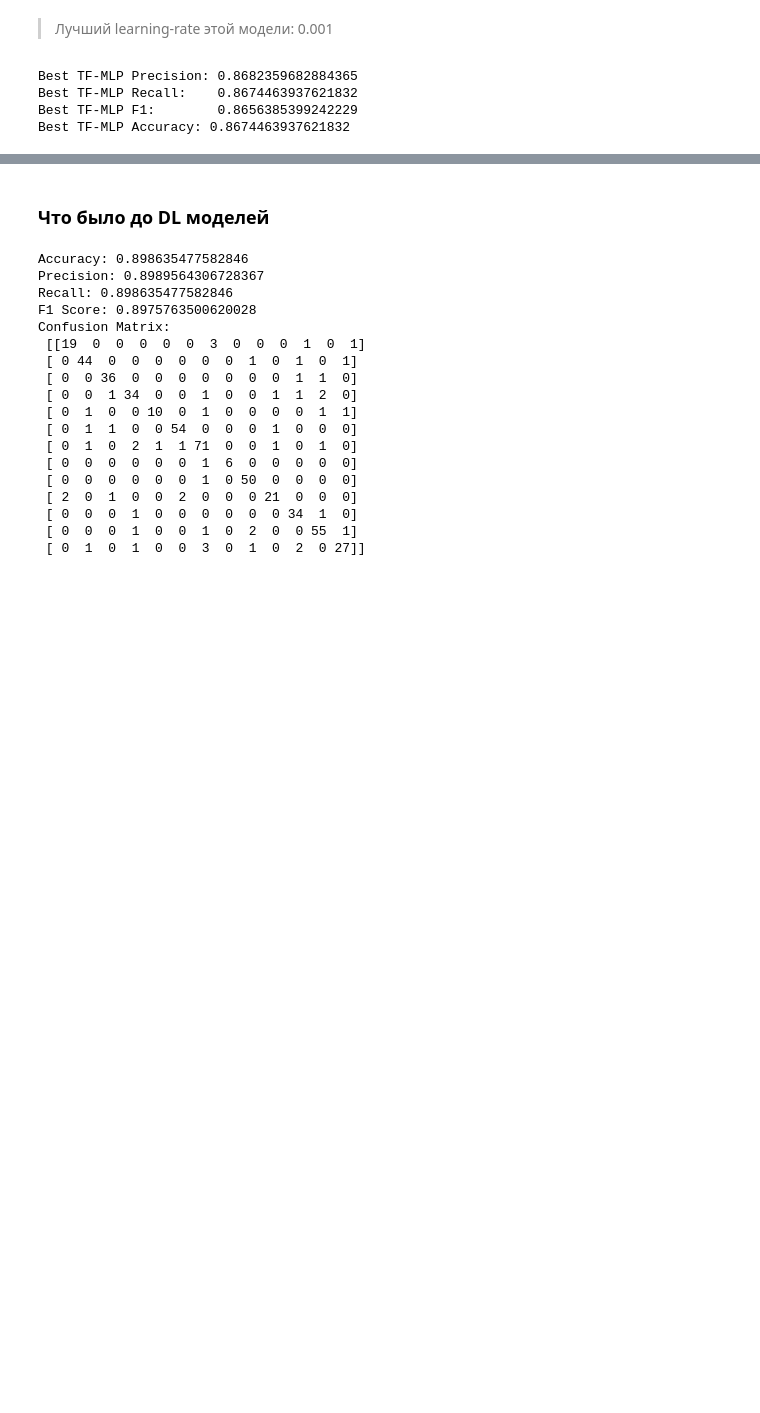
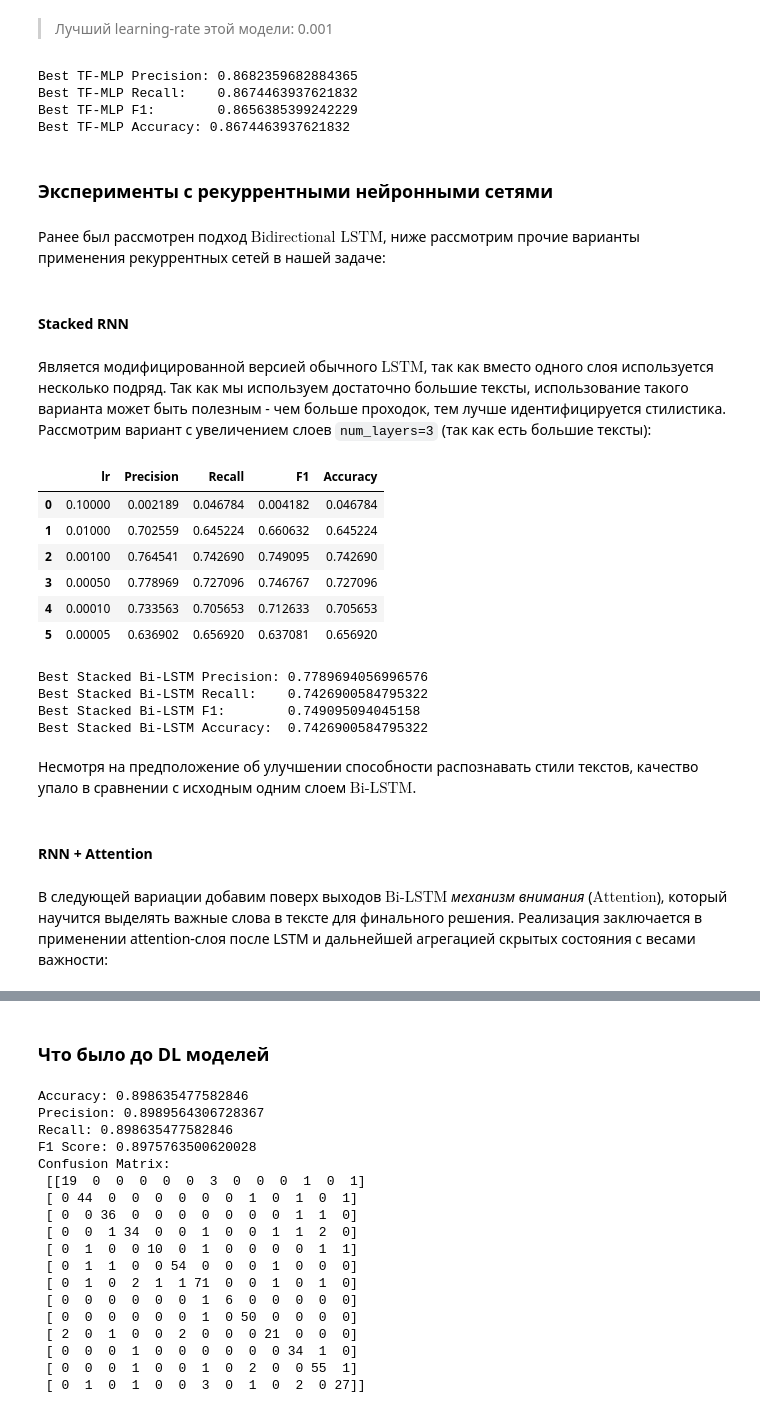
Before and after one commit to DAChernikov/AuthDef_group_project, a Jupyter notebook: notebooks/baseline_pipeline_v5.ipynb, the cells around one changed output, grey strips where cells are left out. Drawn from its saved outputs; the diff is of its cells as text; code cells hidden in the pictures; blank space fills up the shorter version.

```diff
--- a/notebooks/baseline_pipeline_v5.ipynb
+++ b/notebooks/baseline_pipeline_v5.ipynb
@@ -449,3 +452,12 @@ Best TF-MLP Precision: 0.8682359682884365
 Best TF-MLP Recall:    0.8674463937621832
 Best TF-MLP F1:        0.8656385399242229
 Best TF-MLP Accuracy: 0.8674463937621832
+# %% [markdown]
+### Эксперименты с рекуррентными нейронными сетями
+# %% [markdown]
+Ранее был рассмотрен подход $\text{Bidirectional LSTM}$, ниже рассмотрим прочие варианты применения рекуррентных сетей в нашей задаче:
+# %% [markdown]
+#### Stacked RNN
+# %% [markdown]
+Является модифицированной версией обычного $\text{LSTM}$, так как вместо одного слоя используется несколько подряд. Так как мы используем достаточно большие тексты, использование такого варианта может быть полезным - чем больше проходок, тем лучше идентифицируется стилистика.<br>
+Рассмотрим вариант с увеличением слоев `num_layers=3` (так как есть большие тексты):
@@ -451,0 +540,27 @@ Best TF-MLP Accuracy: 0.8674463937621832
+# %%
+df_lstm_stacked = pd.DataFrame(results_lstm_stacked)
+df_lstm_stacked
+# %% [output]
+|  | lr | Precision | Recall | F1 | Accuracy |
+| 0 | 0.10000 | 0.002189 | 0.046784 | 0.004182 | 0.046784 |
+| 1 | 0.01000 | 0.702559 | 0.645224 | 0.660632 | 0.645224 |
+| 2 | 0.00100 | 0.764541 | 0.742690 | 0.749095 | 0.742690 |
+| 3 | 0.00050 | 0.778969 | 0.727096 | 0.746767 | 0.727096 |
+| 4 | 0.00010 | 0.733563 | 0.705653 | 0.712633 | 0.705653 |
+| 5 | 0.00005 | 0.636902 | 0.656920 | 0.637081 | 0.656920 |
+# %%
+print("Best Stacked Bi-LSTM Precision:", df_lstm_stacked['Precision'].max())
+print("Best Stacked Bi-LSTM Recall:   ", df_lstm_stacked['Recall'].max())
+print("Best Stacked Bi-LSTM F1:       ", df_lstm_stacked['F1'].max())
+print("Best Stacked Bi-LSTM Accuracy: ", df_lstm_stacked['Accuracy'].max())
+# %% [output]
+Best Stacked Bi-LSTM Precision: 0.7789694056996576
+Best Stacked Bi-LSTM Recall:    0.7426900584795322
+Best Stacked Bi-LSTM F1:        0.749095094045158
+Best Stacked Bi-LSTM Accuracy:  0.7426900584795322
+# %% [markdown]
+Несмотря на предположение об улучшении способности распознавать стили текстов, качество упало в сравнении с исходным одним слоем $\text{Bi-LSTM}$.
+# %% [markdown]
+#### RNN + Attention
+# %% [markdown]
+В следующей вариации добавим поверх выходов $\text{Bi-LSTM}$ *механизм внимания* ($\text{Attention}$), который научится выделять важные слова в тексте для финального решения. Реализация заключается в применении attention-слоя после LSTM и дальнейшей агрегацией скрытых состояния с весами важности:
```
Also changed, not shown: parts of 22 cells of this notebook.
